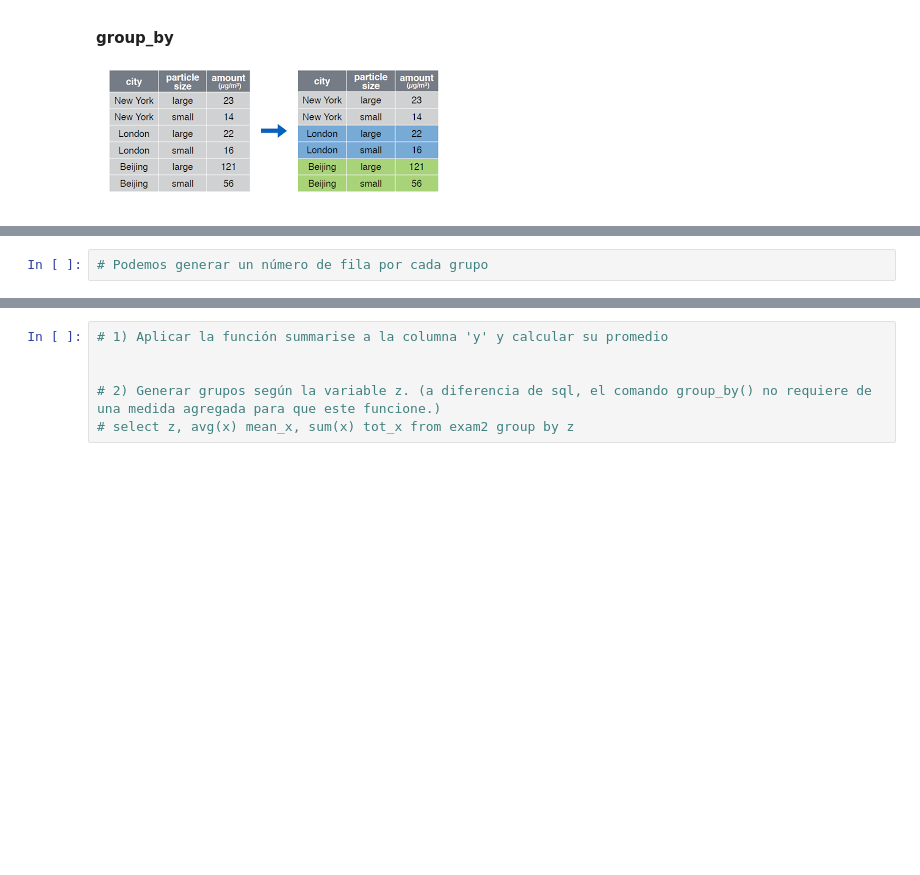
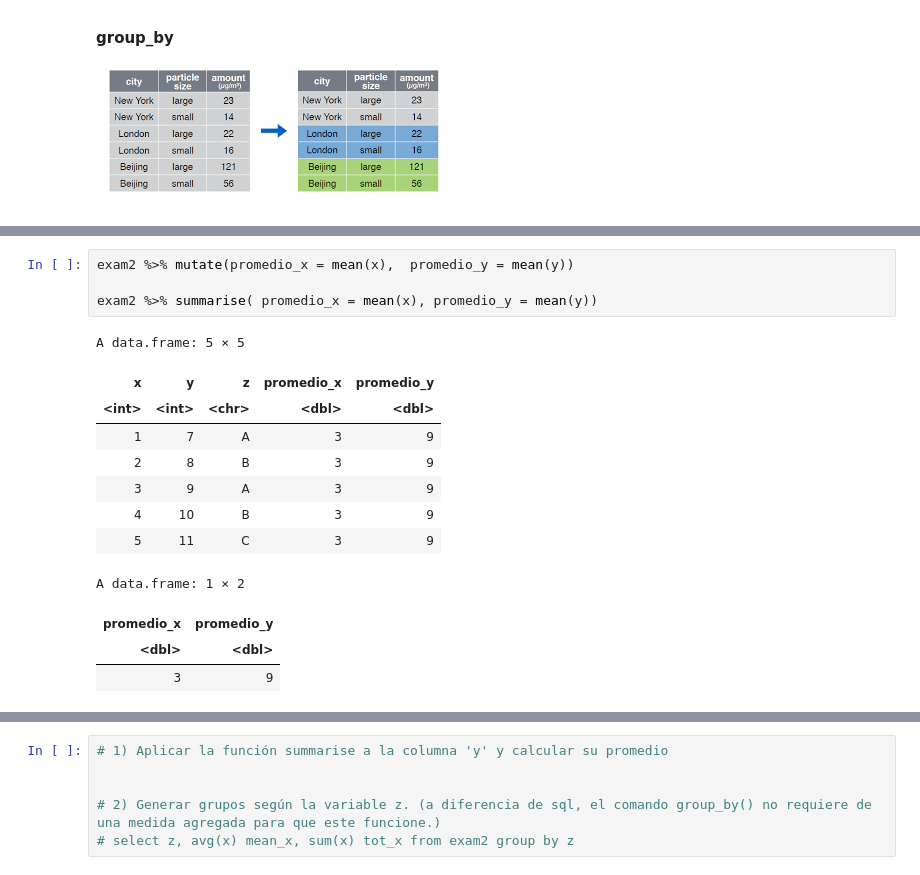
Before and after one commit to rodrigo-coco-espinoza/Introduccion_a_ciencia_de_datos_R_v2, a Jupyter notebook: Clases/Clase2/Clase2_01_manipulacion_de_tablas_I_desarrollo.ipynb, the cells around one changed output, grey strips where cells are left out. Saved outputs shown, nothing was run; the diff lists cells and outputs as text; blank space fills up the shorter version.

```diff
--- a/Clases/Clase2/Clase2_01_manipulacion_de_tablas_I_desarrollo.ipynb
+++ b/Clases/Clase2/Clase2_01_manipulacion_de_tablas_I_desarrollo.ipynb
@@ -642,2 +684,17 @@ exam2
-# %%
-# Podemos generar un número de fila por cada grupo
+# %%
+exam2 %>% mutate(promedio_x = mean(x),  promedio_y = mean(y))
+
+exam2 %>% summarise( promedio_x = mean(x), promedio_y = mean(y))
+# %% [output]
+A data.frame: 5 × 5
+| x | y | z | promedio_x | promedio_y |
+| <int> | <int> | <chr> | <dbl> | <dbl> |
+| 1 | 7 | A | 3 | 9 |
+| 2 | 8 | B | 3 | 9 |
+| 3 | 9 | A | 3 | 9 |
+| 4 | 10 | B | 3 | 9 |
+| 5 | 11 | C | 3 | 9 |
+A data.frame: 1 × 2
+| promedio_x | promedio_y |
+| <dbl> | <dbl> |
+| 3 | 9 |
```
Also changed, not shown: parts of 16 cells of this notebook.
